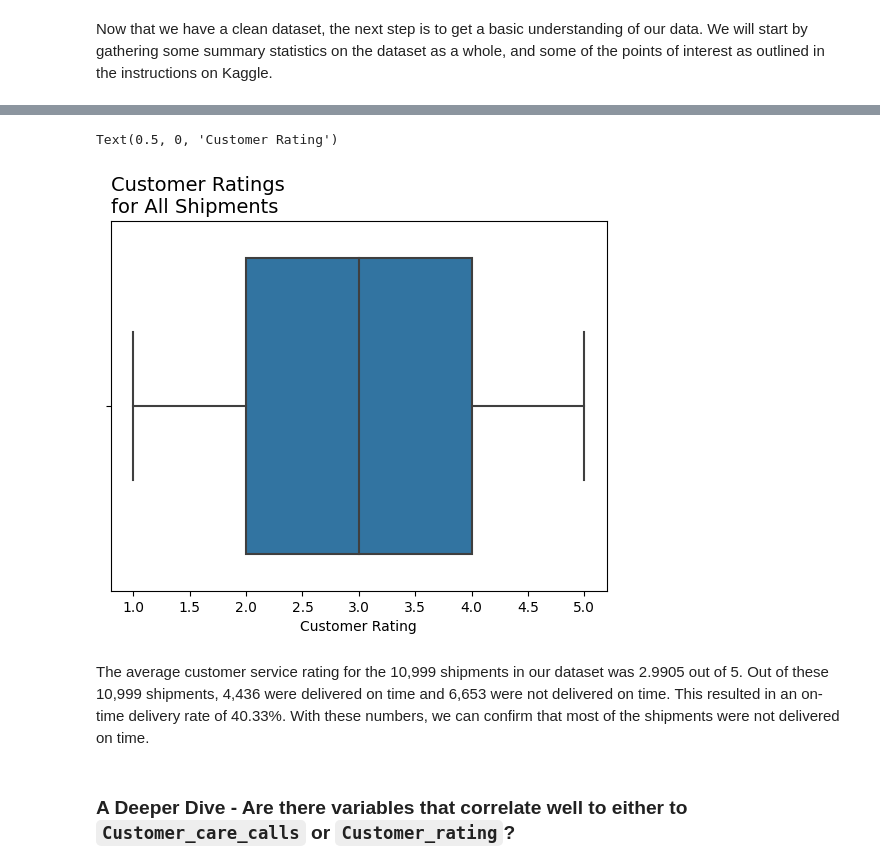
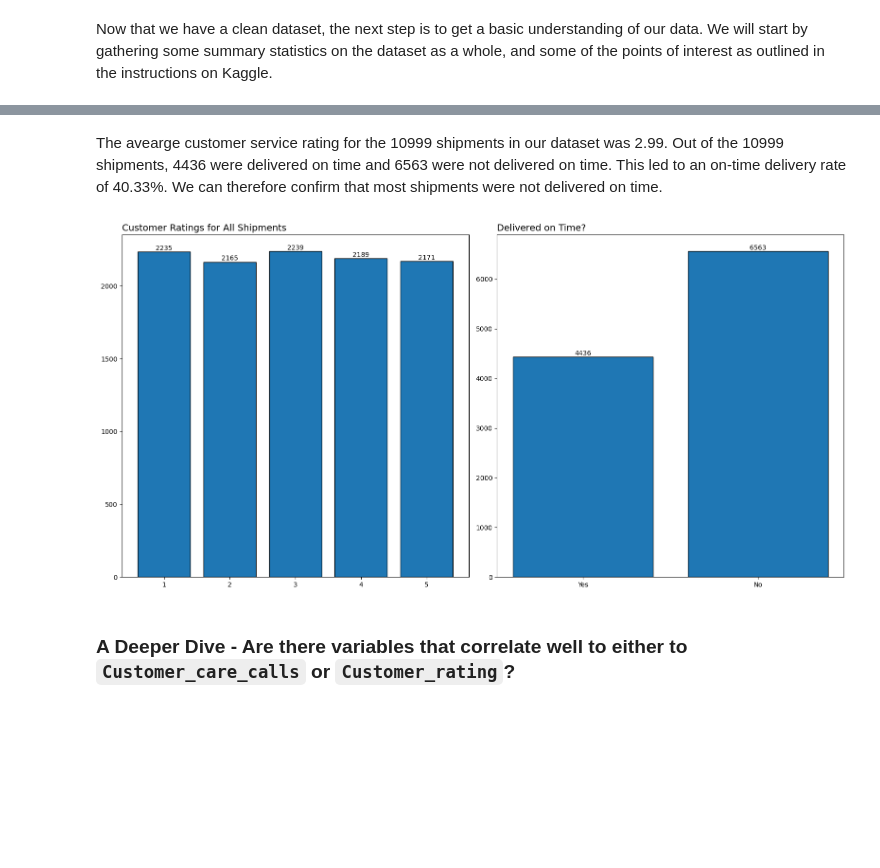
Before and after one commit to deodice/portfolio, a Jupyter notebook: e-commerce-shipping-analysis.ipynb, the cells around one changed output, grey strips where cells are left out. Cells and saved outputs as stored; diff of their text form; code cells hidden in the pictures; blank space fills up the shorter version.

```diff
--- a/e-commerce-shipping-analysis.ipynb
+++ b/e-commerce-shipping-analysis.ipynb
@@ -308,12 +323,71 @@ plt.show()
-# %%
-sns.boxplot(df, x='Customer_rating')
-plt.title('Customer Ratings \nfor All Shipments', loc="left", fontsize=14)
-plt.xlabel("Customer Rating")
-# %% [output]
-Text(0.5, 0, 'Customer Rating')
-[figure, removed]
-# %% [markdown]
-The average customer service rating for the 10,999 shipments in our dataset was 2.9905 out of 5. Out of these 10,999 shipments, 4,436 were delivered on time and 6,653 were not delivered on time. This resulted in an on-time delivery rate of 40.33%. With these numbers, we can confirm that most of the shipments were not delivered on time.
+# %%
+# Draft a summary report
+overall_total = len(df)
+overall_on_time = len(df[df['Reached.on.Time_Y.N'] == 0])
+overall_late = len(df[df['Reached.on.Time_Y.N'] == 1])
+
+# Rate
+overall_rate = round(overall_on_time / overall_total * 100,2)
+
+
+# Compute comparison sentence first
+if overall_rate > overall_late:
+    rate_text = (
+        f"We can therefore confirm that most shipments were delivered on time."
+    )
+else:
+    rate_text = (
+        f"We can therefore confirm that most shipments were not delivered on time."
+    )
+
+
+report = f"""
+The avearge customer service rating for the {len(df)} shipments in our dataset was {df['Customer_rating'].mean().round(2)}. Out of the {len(df)} shipments,
+{len(df[df['Reached.on.Time_Y.N']==0])} were delivered on time and {len(df[df['Reached.on.Time_Y.N']==1])} were not delivered on time. This led to an
+on-time delivery rate of {overall_rate}%. {rate_text}
+"""
+
+display(Markdown(report))
+
+
+# Create a side-by-side plot
+customer_ratings_counts = df['Customer_rating'].value_counts()
+on_time_counts = df['Reached.on.Time_Y.N'].value_counts().sort_index()  # ensures 0 then 1
+
+fig, ax = plt.subplots(1, 2, figsize=(16, 8))
+
+# Left plot - Customer Ratings
+ax[0].bar(customer_ratings_counts.index, customer_ratings_counts.values, edgecolor='black')
+for bar in ax[0].patches:
+    count = int(bar.get_height())
+    x = bar.get_x() + bar.get_width() / 2
+    y = count
+    ax[0].text(x, y + 0.5, str(count), ha="center", va="bottom", fontsize=10)
+ax[0].set_title('Customer Ratings for All Shipments', loc="left", fontsize=14)
+ax[0].set_xlabel("")
+
+# Right plot - On-Time Delivery
+ax[1].bar(on_time_counts.index, on_time_counts.values, edgecolor='black')
+for bar in ax[1].patches:
+    count = int(bar.get_height())
+    x = bar.get_x() + bar.get_width() / 2
+    y = count
+    ax[1].text(x, y + 0.5, str(count), ha="center", va="bottom", fontsize=10)
+
+ax[1].set_xticks([0, 1])                  # This line eliminates the warning
+ax[1].set_xticklabels(['Yes', 'No'])
+
+ax[1].set_title('Delivered on Time?', loc="left", fontsize=14)
+ax[1].set_xlabel("")
+
+plt.tight_layout()
+plt.show()
+# %% [output]
+
+The avearge customer service rating for the 10999 shipments in our dataset was 2.99. Out of the 10999 shipments,
+4436 were delivered on time and 6563 were not delivered on time. This led to an
+on-time delivery rate of 40.33%. We can therefore confirm that most shipments were not delivered on time.
+[figure, added]
 # %% [markdown]
 ### A Deeper Dive - Are there variables that correlate well to either to `Customer_care_calls` or `Customer_rating`?
 # %%
```
Also changed, not shown: parts of 31 cells of this notebook.
